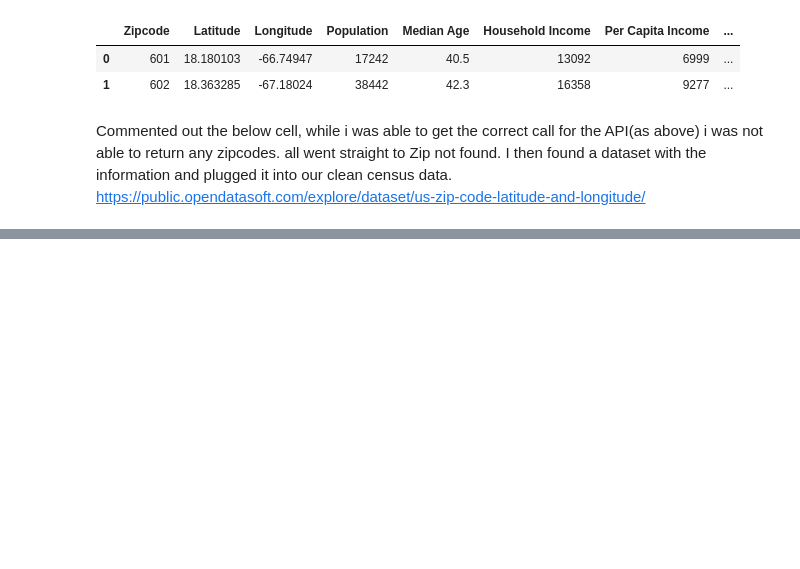
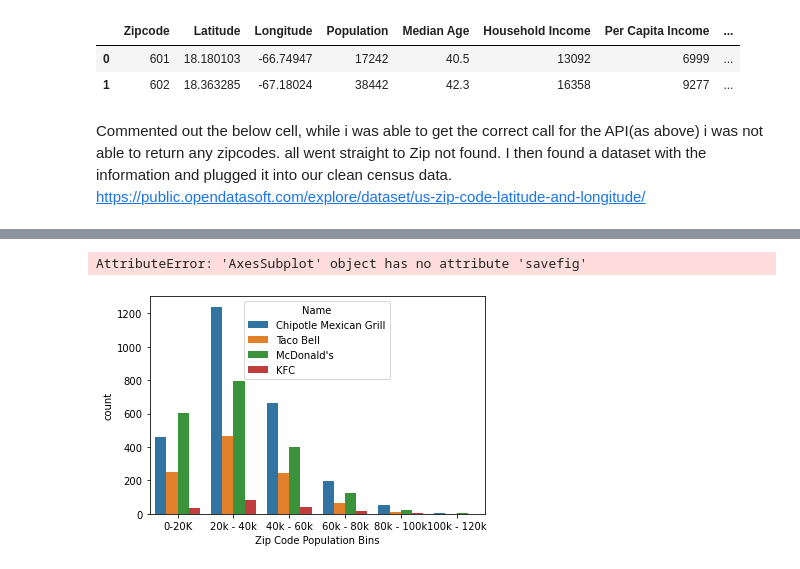
Before and after one commit to JeniLam/Project1_Group2, a Jupyter notebook: Notebooks/Clean_Restaurant_Data.ipynb, the cells around one changed output, grey strips where cells are left out. Cells and saved outputs as stored; diff of their text form; code cells hidden in the pictures; blank space fills up the shorter version.

Commit message:
Adds population vs rest. graph

```diff
--- a/Notebooks/Clean_Restaurant_Data.ipynb
+++ b/Notebooks/Clean_Restaurant_Data.ipynb
@@ -284,0 +290,6 @@ fig
+# %%
+# Set up binns for population on all_rest_df
+bins = [0, 20000, 40000, 60000, 80000, 100000,120000]
+group_names=['0-20K', '20k - 40k', '40k - 60k', '60k - 80k', '80k - 100k', '100k - 120k']
+all_rest_df['Zip Code Population Bins'] = pd.cut(all_rest_df['Population'], bins, labels = group_names, include_lowest =True)
+all_rest_df['Zip Code Population Bins'].value_counts()
@@ -284,0 +321,4 @@ fig
+# %%
+chart_all_rest = all_rest_df.loc[(all_rest_df['Name']== 'Chipotle Mexican Grill')|(all_rest_df['Name']== 'McDonald\'s')|(all_rest_df['Name']== 'Taco Bell')|(all_rest_df['Name']== 'KFC')
+                                |(all_rest_df['Name']== 'TaPizza Hut')]
+chart_all_rest.head(2)
@@ -284,0 +329,7 @@ fig
+# %%
+# https://stackoverflow.com/questions/53997862/pandas-groupby-two-columns-and-plot
+sns_plot = sns.countplot(data=chart_all_rest,x='Zip Code Population Bins',hue='Name')
+# sns_plot.savefig('Population_Bins_and_Locations.png')
+# %% [output]
+AttributeError: 'AxesSubplot' object has no attribute 'savefig'
+[figure, added]
```
Also changed, not shown: parts of 9 cells of this notebook.
